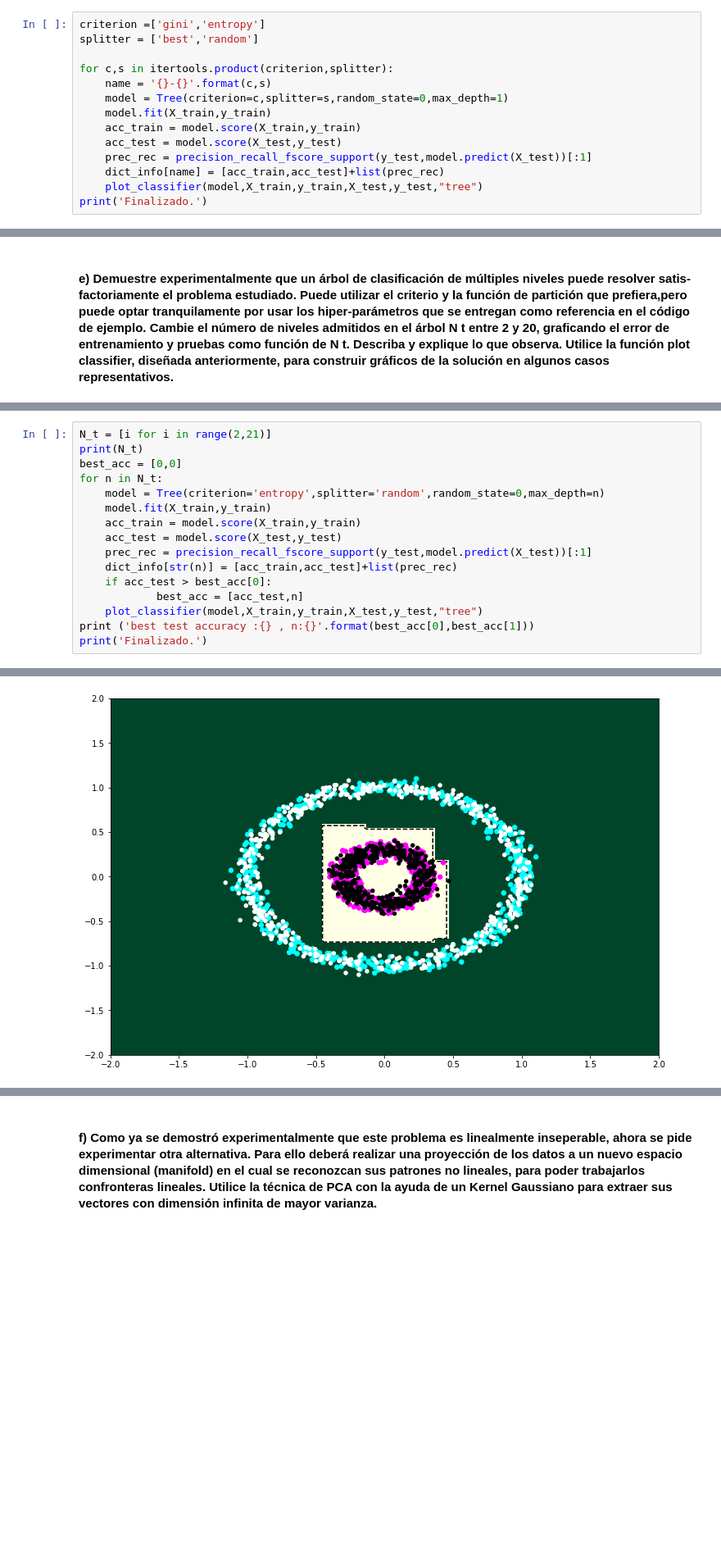
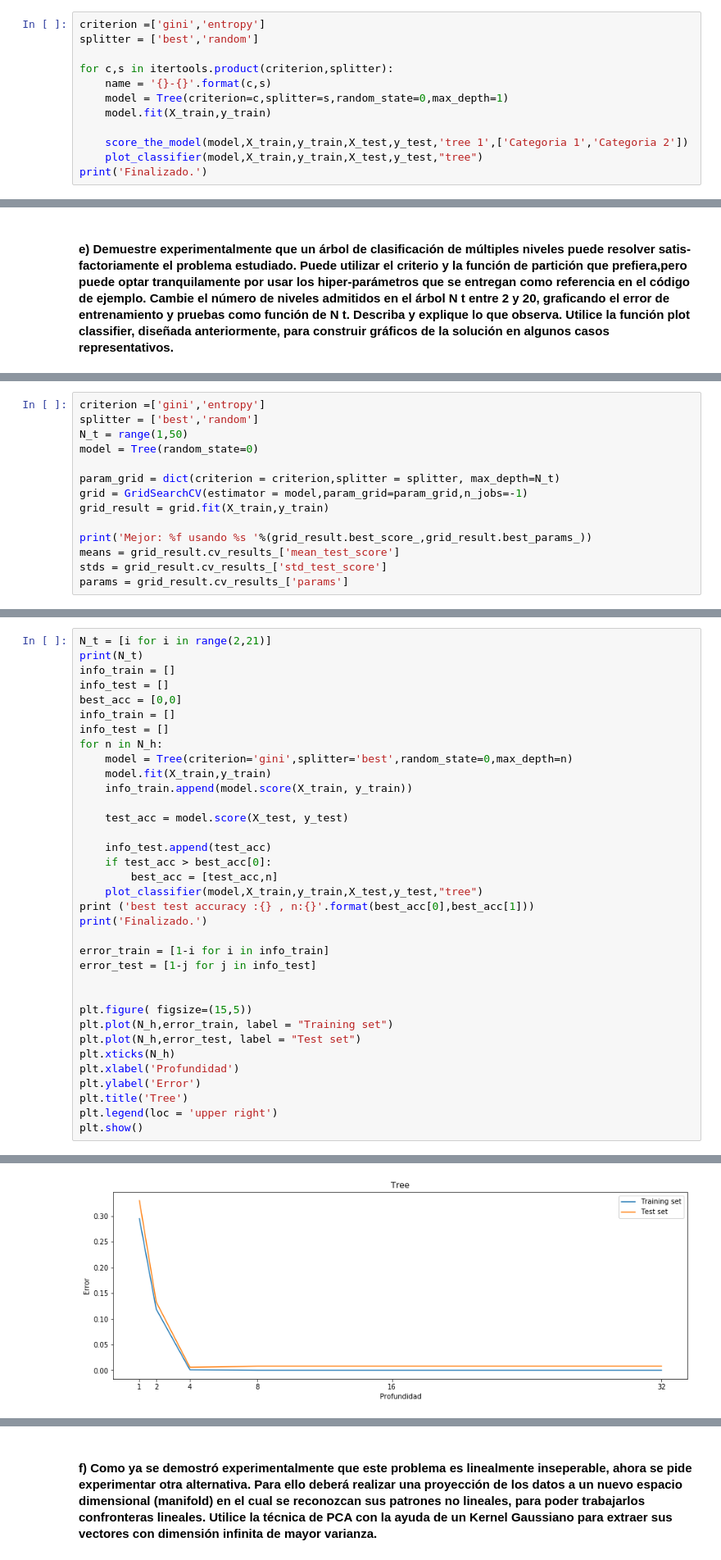
Before and after one commit to Caimapo/MachineLearning2017-02, a Jupyter notebook: Tarea 3/Parte 1.ipynb, the cells around one changed output, grey strips where cells are left out. Shown at 82% size. Saved outputs shown, nothing was run; the diff lists cells and outputs as text; blank space fills up the shorter version.

```diff
--- a/Tarea 3/Parte 1.ipynb
+++ b/Tarea 3/Parte 1.ipynb
@@ -235,10 +262,8 @@ for c,s in itertools.product(criterion,splitter):
     name = '{}-{}'.format(c,s)
     model = Tree(criterion=c,splitter=s,random_state=0,max_depth=1)
     model.fit(X_train,y_train)
-    acc_train = model.score(X_train,y_train)
-    acc_test = model.score(X_test,y_test)
-    prec_rec = precision_recall_fscore_support(y_test,model.predict(X_test))[:1]
-    dict_info[name] = [acc_train,acc_test]+list(prec_rec)
+
+    score_the_model(model,X_train,y_train,X_test,y_test,'tree 1',['Categoria 1','Categoria 2'])
     plot_classifier(model,X_train,y_train,X_test,y_test,"tree")
 print('Finalizado.')
 # %% [output]
@@ -261,0 +323,14 @@ dict_info = {}
+# %%
+criterion =['gini','entropy']
+splitter = ['best','random']
+N_t = range(1,50)
+model = Tree(random_state=0)
+
+param_grid = dict(criterion = criterion,splitter = splitter, max_depth=N_t)
+grid = GridSearchCV(estimator = model,param_grid=param_grid,n_jobs=-1)
+grid_result = grid.fit(X_train,y_train)
+
+print('Mejor: %f usando %s '%(grid_result.best_score_,grid_result.best_params_))
+means = grid_result.cv_results_['mean_test_score']
+stds = grid_result.cv_results_['std_test_score']
+params = grid_result.cv_results_['params']
@@ -262,18 +339,37 @@ dict_info = {}
 # %%
 N_t = [i for i in range(2,21)]
 print(N_t)
+info_train = []
+info_test = []
 best_acc = [0,0]
-for n in N_t:
-    model = Tree(criterion='entropy',splitter='random',random_state=0,max_depth=n)
+info_train = []
+info_test = []
+for n in N_h:
+    model = Tree(criterion='gini',splitter='best',random_state=0,max_depth=n)
     model.fit(X_train,y_train)
-    acc_train = model.score(X_train,y_train)
-    acc_test = model.score(X_test,y_test)
-    prec_rec = precision_recall_fscore_support(y_test,model.predict(X_test))[:1]
-    dict_info[str(n)] = [acc_train,acc_test]+list(prec_rec)
-    if acc_test > best_acc[0]:
-            best_acc = [acc_test,n]
+    info_train.append(model.score(X_train, y_train))
+
+    test_acc = model.score(X_test, y_test)
+
+    info_test.append(test_acc)
+    if test_acc > best_acc[0]:
+        best_acc = [test_acc,n]
     plot_classifier(model,X_train,y_train,X_test,y_test,"tree")
 print ('best test accuracy :{} , n:{}'.format(best_acc[0],best_acc[1]))
 print('Finalizado.')
+
+error_train = [1-i for i in info_train]
+error_test = [1-j for j in info_test]
+
+
+plt.figure( figsize=(15,5))
+plt.plot(N_h,error_train, label = "Training set")
+plt.plot(N_h,error_test, label = "Test set")
+plt.xticks(N_h)
+plt.xlabel('Profundidad')
+plt.ylabel('Error')
+plt.title('Tree')
+plt.legend(loc = 'upper right')
+plt.show()
 # %% [output]
 [2, 3, 4, 5, 6, 7, 8, 9, 10, 11, 12, 13, 14, 15, 16, 17, 18, 19, 20]
@@ -286 +384 @@ print('Finalizado.')
-[figure, old version]
+[figure, new version]
```
Also changed, not shown: parts of 28 cells of this notebook, 1 other file.
